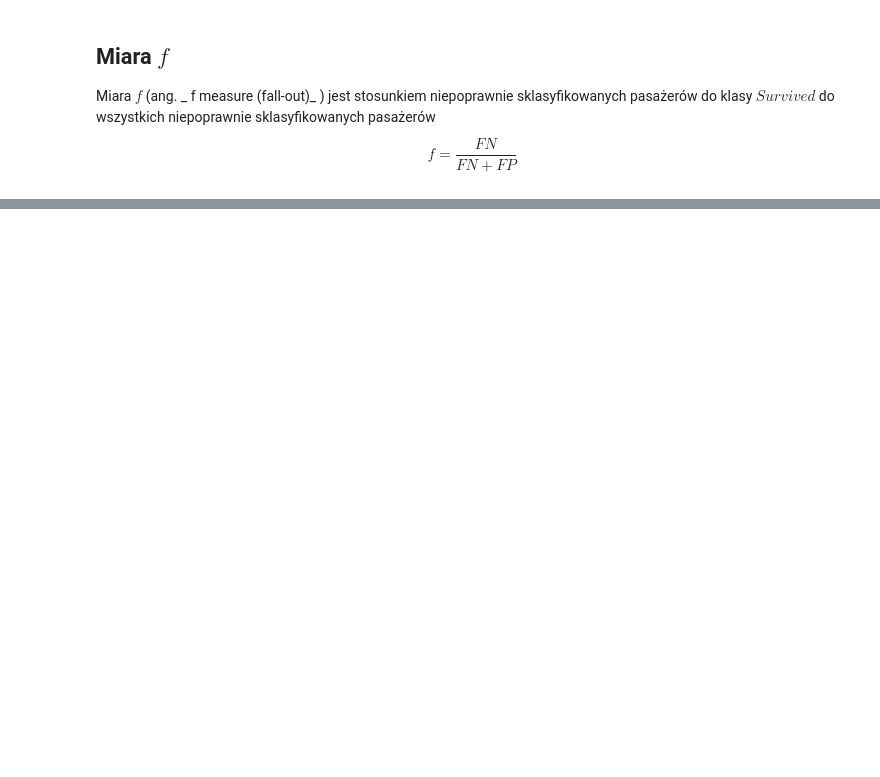
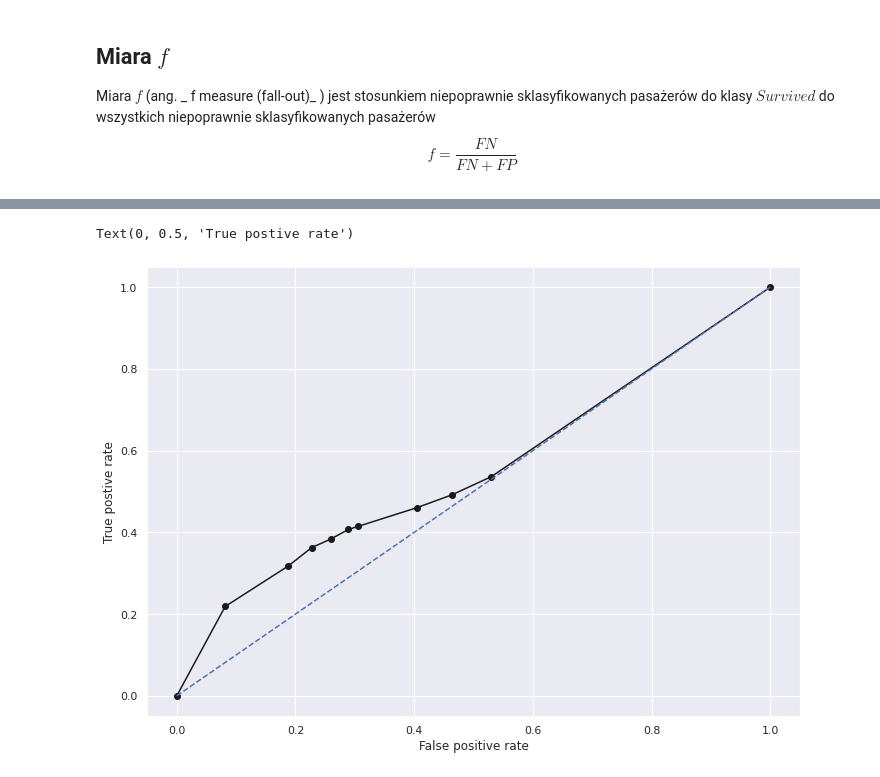
Before and after one commit to pagmerek/bayes_titanic, a Jupyter notebook: project.ipynb, the cells around one changed output, grey strips where cells are left out. Cells and saved outputs as stored; diff of their text form; code cells hidden in the pictures; blank space fills up the shorter version.

```diff
--- a/project.ipynb
+++ b/project.ipynb
@@ -293,0 +327,16 @@ print(FN/(FN+FP))
+# %%
+ROC_points_x = []
+ROC_points_y = []
+for i in range(11):
+    result = k_fold(5, data, i*0.1)
+    TP, FN, TN, FP = calculate_conf_matrix(result)
+    ROC_points_x.append(TP/(TP+TN))
+    ROC_points_y.append(1 - TN/(TN+FP))
+
+plt.plot(ROC_points_y, ROC_points_x, '-ok')
+plt.plot([0,1],[0,1],'--')
+plt.xlabel("False positive rate")
+plt.ylabel("True postive rate")
+# %% [output]
+Text(0, 0.5, 'True postive rate')
+[figure, added]
```
Also changed, not shown: parts of 11 cells of this notebook, 1 other file.
